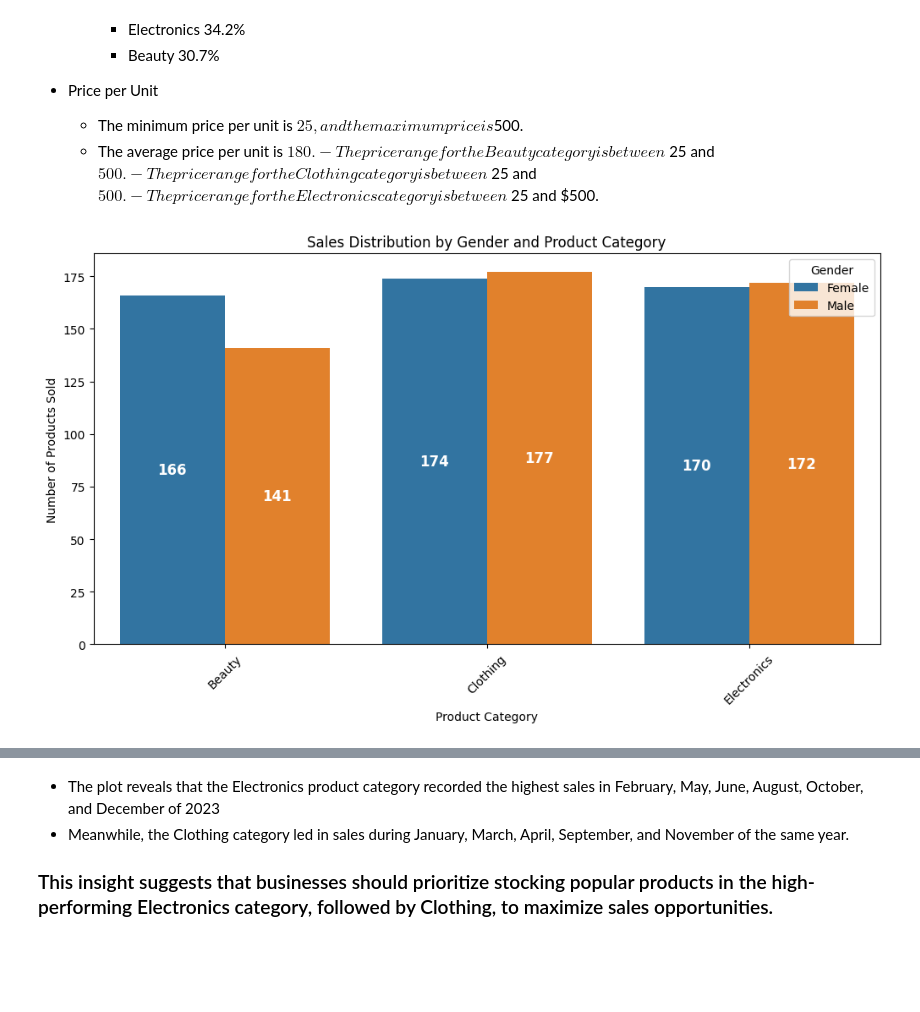
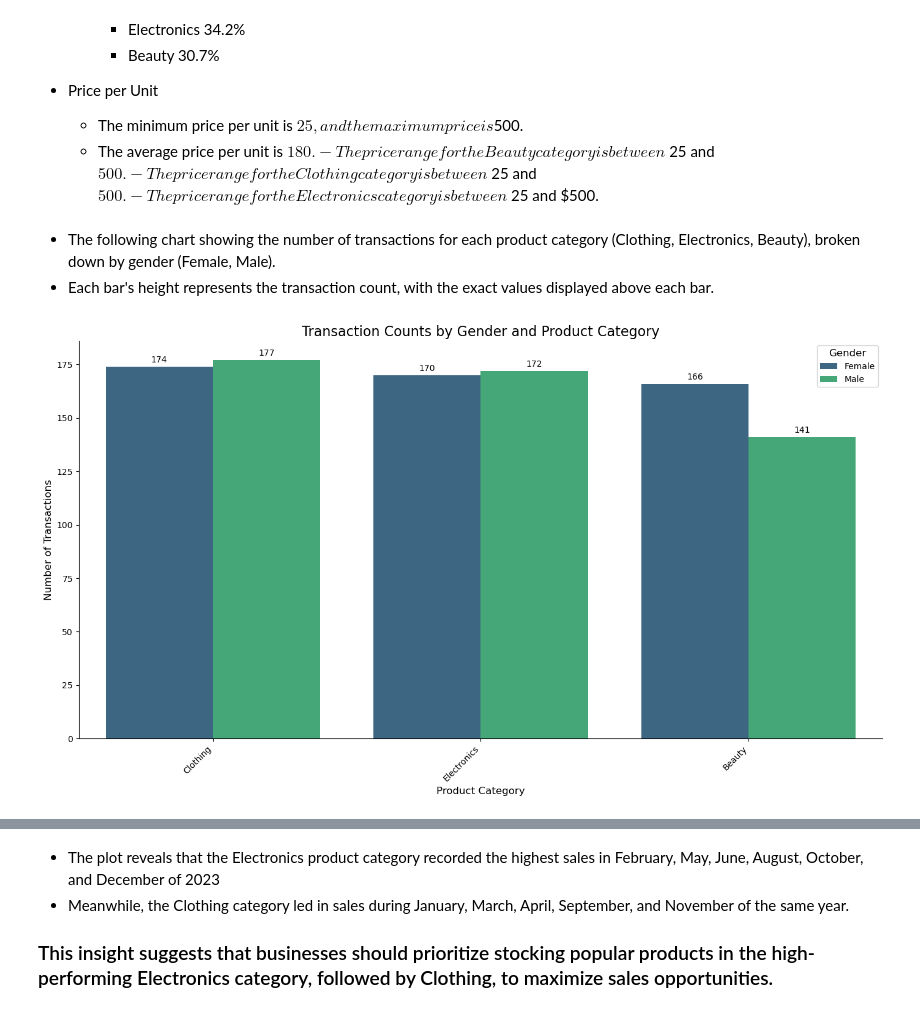
Before and after one commit to AbrahimSA/Retail_Sales, a Jupyter notebook: 1_EDA.ipynb, the cells around one changed output, grey strips where cells are left out. Saved outputs shown, nothing was run; the diff lists cells and outputs as text; code cells hidden in the pictures; blank space fills up the shorter version.

```diff
--- a/1_EDA.ipynb
+++ b/1_EDA.ipynb
@@ -208,31 +208,39 @@ Name: Age, dtype: int64
     - The price range for the Beauty category is between $25 and $500.
     - The price range for the Clothing category is between $25 and $500.
     - The price range for the Electronics category is between $25 and $500.
+# %% [markdown]
+- The following chart showing the number of transactions for each product category (Clothing, Electronics, Beauty), broken down by gender (Female, Male).
+- Each bar's height represents the transaction count, with the exact values displayed above each bar.
 # %%
 import matplotlib.pyplot as plt
 import seaborn as sns
 
-# Plot total no.of transaction for each "Gender" and "Product Category"
+# Count the number of transactions per gender per category
+category_gender_counts = df.groupby(["Gender", "Product Category"], observed=True).size().reset_index(name="Transaction Count")
 
-# Count the number of products sold per gender per category
-category_gender_counts = df.groupby(["Gender", "Product Category"], observed=True).size().reset_index(name="Count")
+# Sort by total transaction count for better visual order
+category_order = category_gender_counts.groupby('Product Category')['Transaction Count'].sum().sort_values(ascending=False).index
+category_gender_counts['Product Category'] = pd.Categorical(category_gender_counts['Product Category'], categories=category_order, ordered=True)
+category_gender_counts = category_gender_counts.sort_values('Product Category')
 
 # Plot the data using Seaborn
-plt.figure(figsize=(12, 6))
-ax = sns.barplot(x="Product Category", y="Count", hue="Gender", data=category_gender_counts)
+plt.figure(figsize=(14, 8))  # Larger figure for better readability
+ax = sns.barplot(x="Product Category", y="Transaction Count", hue="Gender", data=category_gender_counts, palette="viridis")  # Use a better palette
 
 # Add value labels on top of bars
 for container in ax.containers:
-    ax.bar_label(container, fmt='%d', fontsize=12, padding=0, label_type="center", color="white", weight="bold")
+    ax.bar_label(container, fmt='%d', fontsize=10, padding=3)  # Adjust fontsize and padding
 
 # Add labels and title
-plt.xlabel("Product Category")
-plt.ylabel("Number of Products Sold")
-plt.title("Sales Distribution by Gender and Product Category")
-plt.xticks(rotation=45)  # Rotate x-axis labels
-plt.legend(title="Gender")
+plt.xlabel("Product Category", fontsize=12)
+plt.ylabel("Number of Transactions", fontsize=12)
+plt.title("Transaction Counts by Gender and Product Category", fontsize=16)
+plt.xticks(rotation=45, ha='right', fontsize=10)  # Rotate and align x-axis labels
+plt.yticks(fontsize=10)
+plt.legend(title="Gender", fontsize=10, title_fontsize=12, loc='upper right') #adjust legend location
 
-# Show the plot
+sns.despine() #remove top and right spines.
+plt.tight_layout() #avoid overlapping.
 plt.show()
 # %% [output]
-[figure, old version]
+[figure, new version]
```
Also changed, not shown: parts of 27 cells of this notebook, 4 other files.
